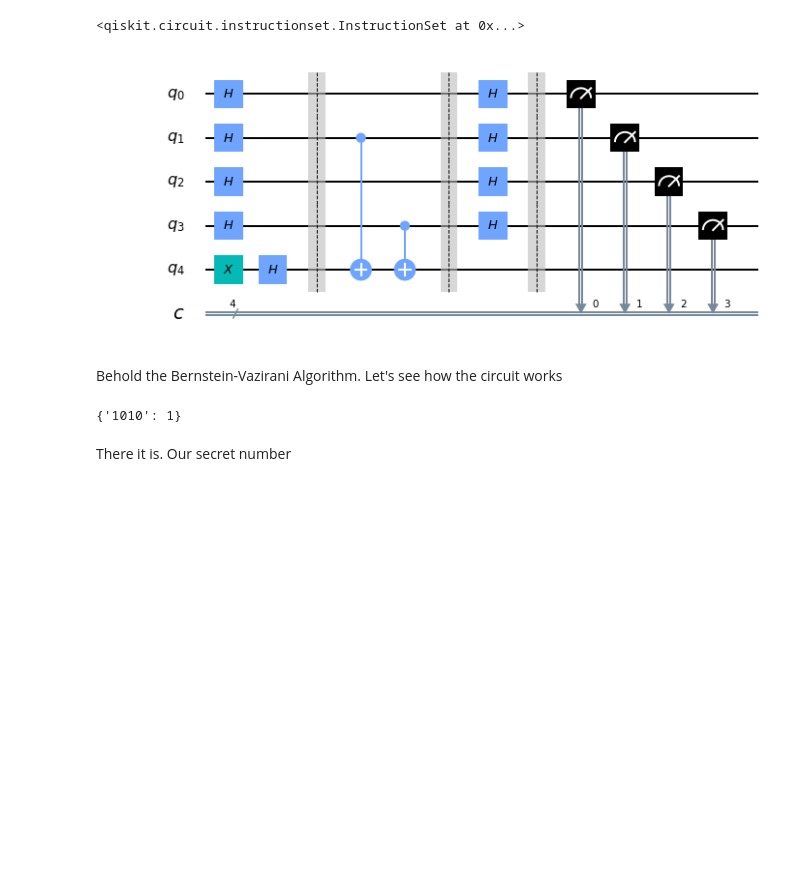
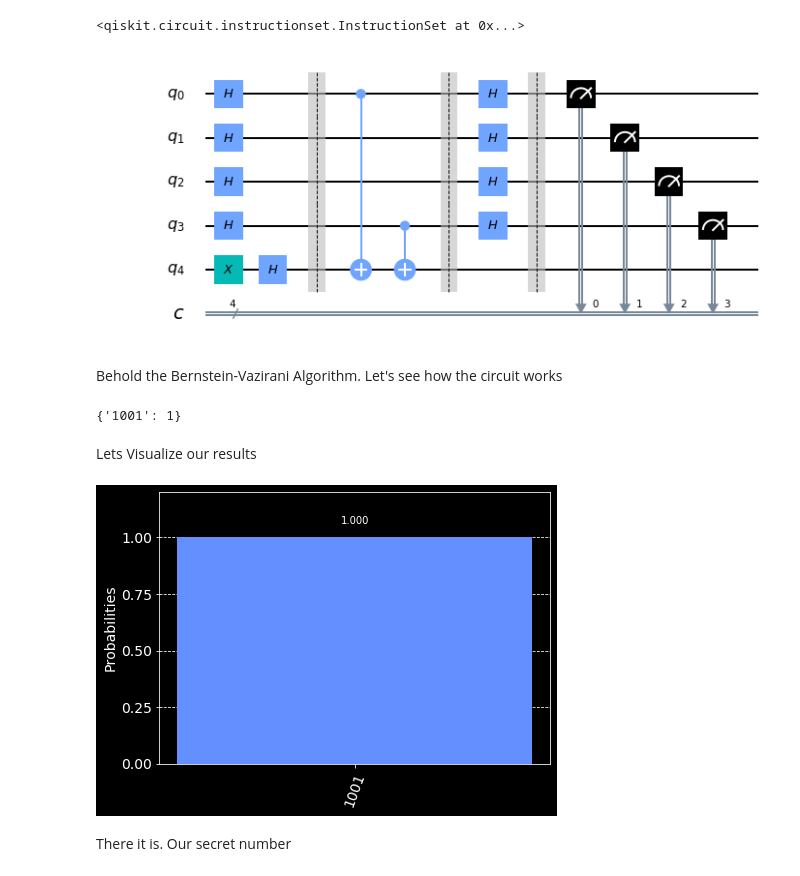
Before and after one commit to konkalaitzidis/Quantum-Computing-Programming, a Jupyter notebook: Qiskit/Quantum Algorithms/Bernstein-Vazirani-algorithm.ipynb, the cells around one changed output. Saved outputs shown, nothing was run; the diff lists cells and outputs as text; code cells hidden in the pictures; blank space fills up the shorter version.

Commit message:
Running it in a 5 qubit QC

```diff
--- a/Qiskit/Quantum Algorithms/Bernstein-Vazirani-algorithm.ipynb
+++ b/Qiskit/Quantum Algorithms/Bernstein-Vazirani-algorithm.ipynb
@@ -10,52 +15,62 @@ secretnumber = '101001'
+# %%
+secretnumber = '1001'
+n = len(secretnumber)
 # %%
 #circuit = QuantumCircuit(6+1, 6) # Six which is the number of qubits plus one qubit and 6 classical bits in which we will store the results.
-circuit = QuantumCircuit(len(secretnumber)+1, len(secretnumber))
+circuit = QuantumCircuit(n+1, n)
 
-#circuit.h([0,1,2,3,4,5])
-circuit.h(range(len(secretnumber))) # This way we can apply the H gate to all secret numbers
+#circuit.h([0,1,2,3])
+circuit.h(range(n)) # This way we can apply the H gate to all secret numbers
 #circuit.x(6)
-circuit.x(len(secretnumber)) # apply this gate to our last qubit
+circuit.x(n) # apply this gate to our last qubit
 #circuit.h(6)
-circuit.h(len(secretnumber)) # apply this gate to our last qubit
+circuit.h(n) # apply this gate to our last qubit
 
 
 circuit.barrier()
 
 #for every 1 in the sercet number we are applying a CX gate
 
-#circuit.cx(5, 6) # put a cx gate from the 5th to the 6th qubit
-#circuit.cx(3, 6) # put a cx gate from the 3rd to the 6th qubit
-#circuit.cx(0, 6) # put a cx gate from the 0th to the 6th qubit
+#circuit.cx(3, 4) # put a cx gate from the 5th to the 6th qubit
+#circuit.cx(0, 4) # put a cx gate from the 0th to the 6th qubit
 
-for ii, yesno in enumerate(reversed(secretnumber)): # reversed(secretnumber) reverses '101001' to '100101'
+for ii, yesno in enumerate(reversed(secretnumber)): # reverses the secretnumber
         if yesno == '1':
-            circuit.cx(ii, len(secretnumber))
+            circuit.cx(ii, n)
 
 circuit.barrier()
 
-#circuit.h([0,1,2,3,4,5])
-circuit.h(range(len(secretnumber)))
+#circuit.h([0,1,2,3])
+circuit.h(range(n))
 
 circuit.barrier()
 
 #lets measure
 
-#circuit.measure([0,1,2,3,4,5], [0,1,2,3,4,5])
-circuit.measure(range(len(secretnumber)), range(len(secretnumber)))
+#circuit.measure([0,1,2,3], [0,1,2,3])
+circuit.measure(range(n), range(n))
 # %% [output]
 <qiskit.circuit.instructionset.InstructionSet at 0x...>
 # %%
 circuit.draw(output = 'mpl')
 # %% [output]
-[figure, old version]
+[figure, new version]
 # %% [markdown]
 Behold the Bernstein-Vazirani Algorithm. Let's see how the circuit works
 # %%
 simulator = Aer.get_backend('qasm_simulator')
-result = execute(circuit, backend = simulator, shots = 1).result()
+result = execute(circuit, backend=simulator, shots=1).result()
 counts = result.get_counts()
-print(counts)
-# %% [output]
-{'1010': 1}
+# %%
+print(counts)
+# %% [output]
+{'1001': 1}
+# %% [markdown]
+Lets Visualize our results
+# %%
+from qiskit.visualization import plot_histogram
+plot_histogram(result.get_counts(circuit))
+# %% [output]
+[figure, added]
 # %% [markdown]
 There it is. Our secret number
```
Also changed, not shown: parts of 18 cells of this notebook.
